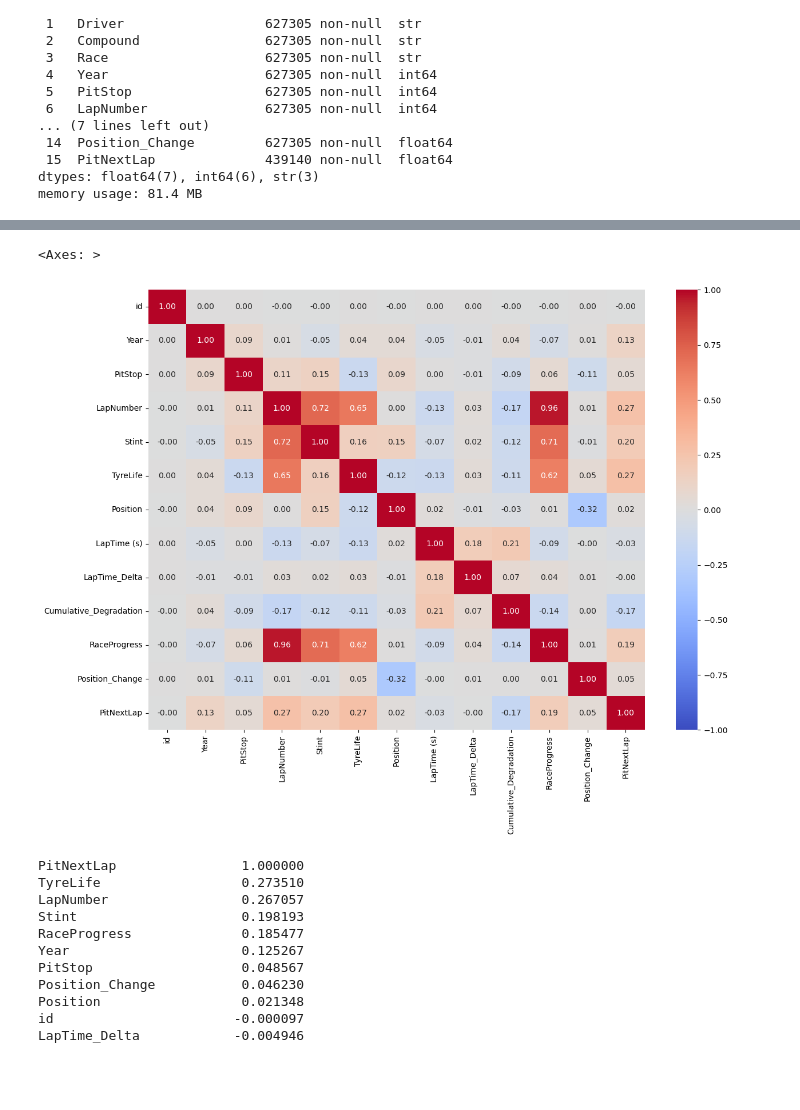
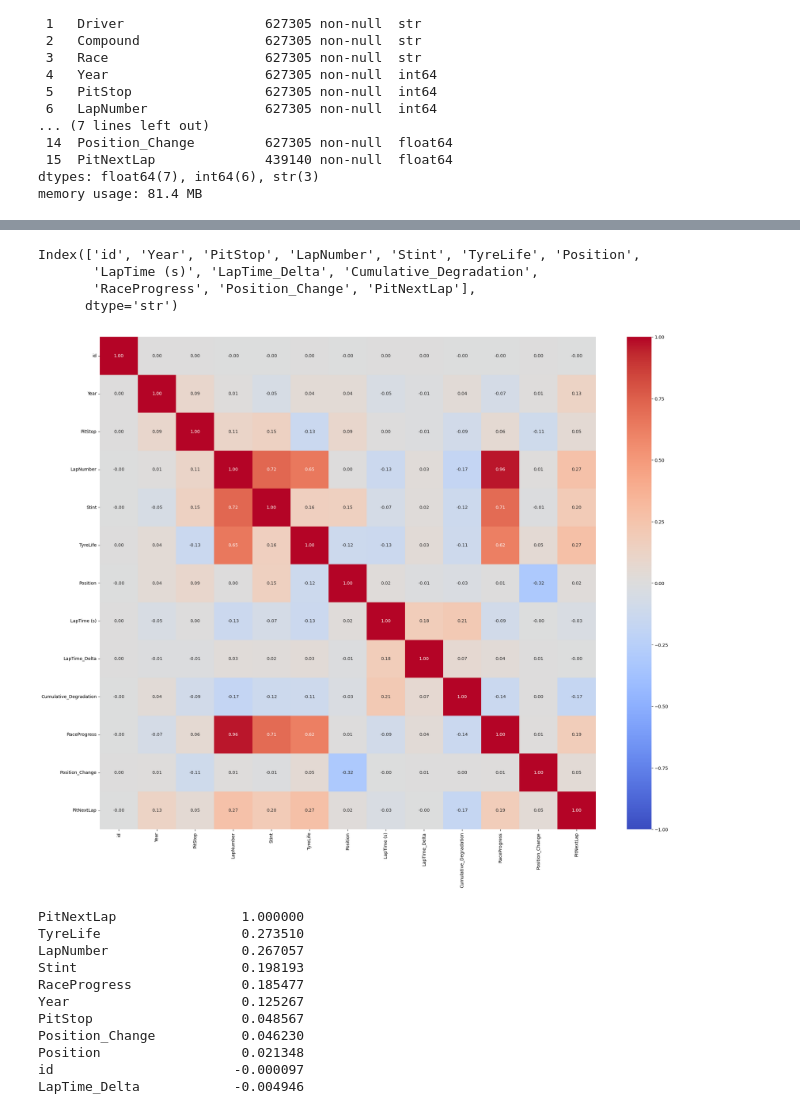
Before and after one commit to Orlandovpjunior/kaggle, a Jupyter notebook: f1PitStops/notebook.ipynb, the cells around one changed output, grey strips where cells are left out. Cells and saved outputs as stored; diff of their text form; code cells hidden in the pictures; blank space fills up the shorter version.

```diff
--- a/f1PitStops/notebook.ipynb
+++ b/f1PitStops/notebook.ipynb
@@ -57,20 +90,29 @@ sns.scatterplot(df,x='RaceProgress', y='Position_Change', hue='PitNextLap',ax=ax
+# %%
+numeric_features = df.select_dtypes(include=['number']).columns
+numeric_features
+# %% [output]
+Index(['id', 'Year', 'PitStop', 'LapNumber', 'Stint', 'TyreLife', 'Position',
+       'LapTime (s)', 'LapTime_Delta', 'Cumulative_Degradation',
+       'RaceProgress', 'Position_Change', 'PitNextLap'],
+      dtype='str')
 # %%
-features_numericas = df.select_dtypes(include=['number']).columns
+plt.figure(figsize=(25,20))
 
-corr_matrix = df[features_numericas].corr()
+corr_matrix = df[numeric_features].corr()
 
-plt.figure(figsize=(14,10))
+
 sns.heatmap(
     corr_matrix,
     vmin=-1,
     vmax=1,
-    fmt=".2f",
-    annot=True,
-    cmap='coolwarm'
+    cmap='coolwarm',
+    fmt='.2f',
+    annot=True
 )
+
+plt.show()
 # %% [output]
-<Axes: >
-[figure, old version]
+[figure, new version]
 # %%
 corr_matrix['PitNextLap'].sort_values(ascending=False)
 # %% [output]
```
Also changed, not shown: parts of 47 cells of this notebook, 7 other files.
